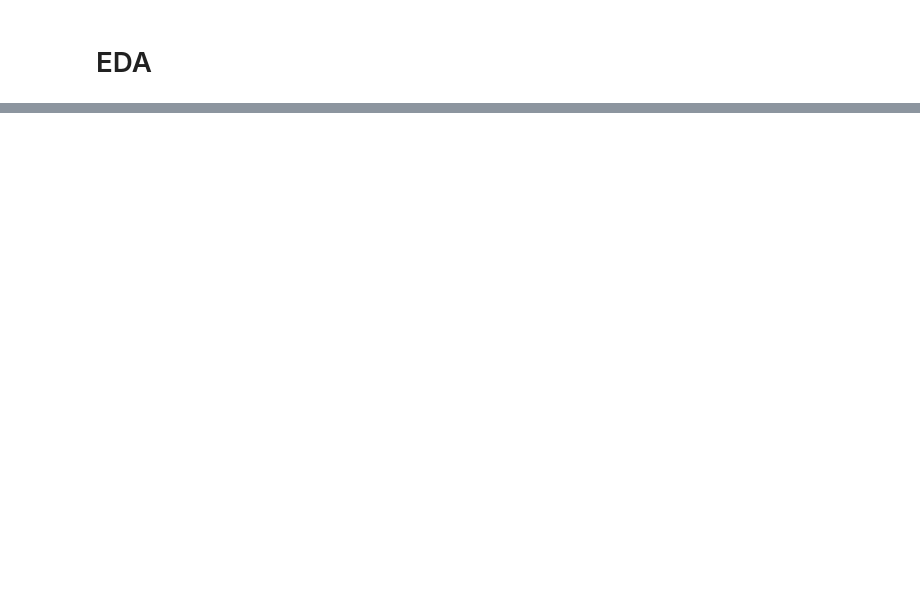
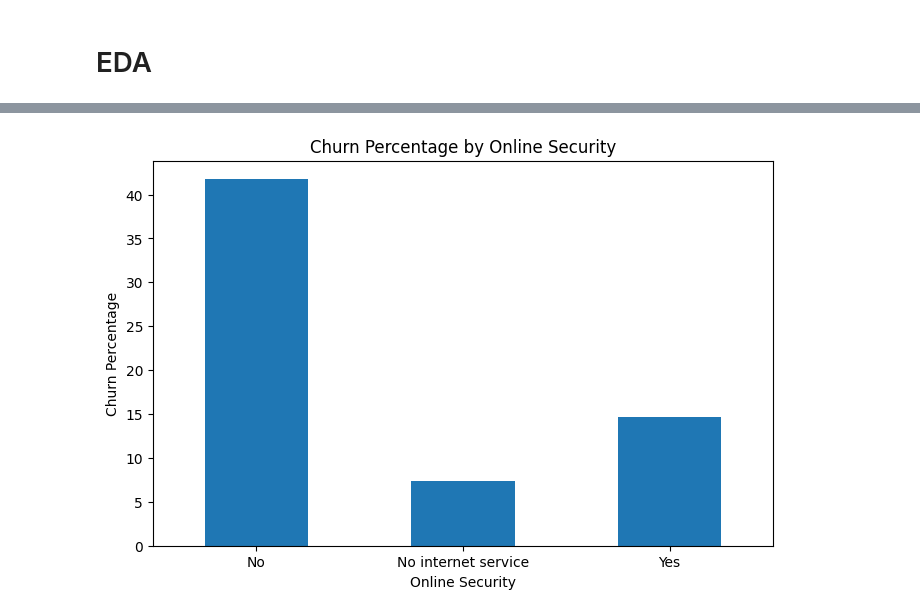
Before and after one commit to dhungarg/Customer-Churn-Prediction, a Jupyter notebook: notebooks/01_Data_Cleaning&EDA.ipynb, the cells around one changed output, grey strips where cells are left out. Saved outputs shown, nothing was run; the diff lists cells and outputs as text; code cells hidden in the pictures; blank space fills up the shorter version.

```diff
--- a/notebooks/01_Data_Cleaning&EDA.ipynb
+++ b/notebooks/01_Data_Cleaning&EDA.ipynb
@@ -126,0 +353,16 @@ plt.show()
+# %%
+security_churn = pd.crosstab(
+    df["OnlineSecurity"],
+    df["Churn"],
+    normalize="index"
+) * 100
+
+security_churn["Yes"].plot(kind="bar", figsize=(8,5))
+
+plt.title("Churn Percentage by Online Security")
+plt.xlabel("Online Security")
+plt.ylabel("Churn Percentage")
+plt.xticks(rotation=0)
+plt.show()
+# %% [output]
+[figure, added]
```
Also changed, not shown: parts of 39 cells of this notebook.
